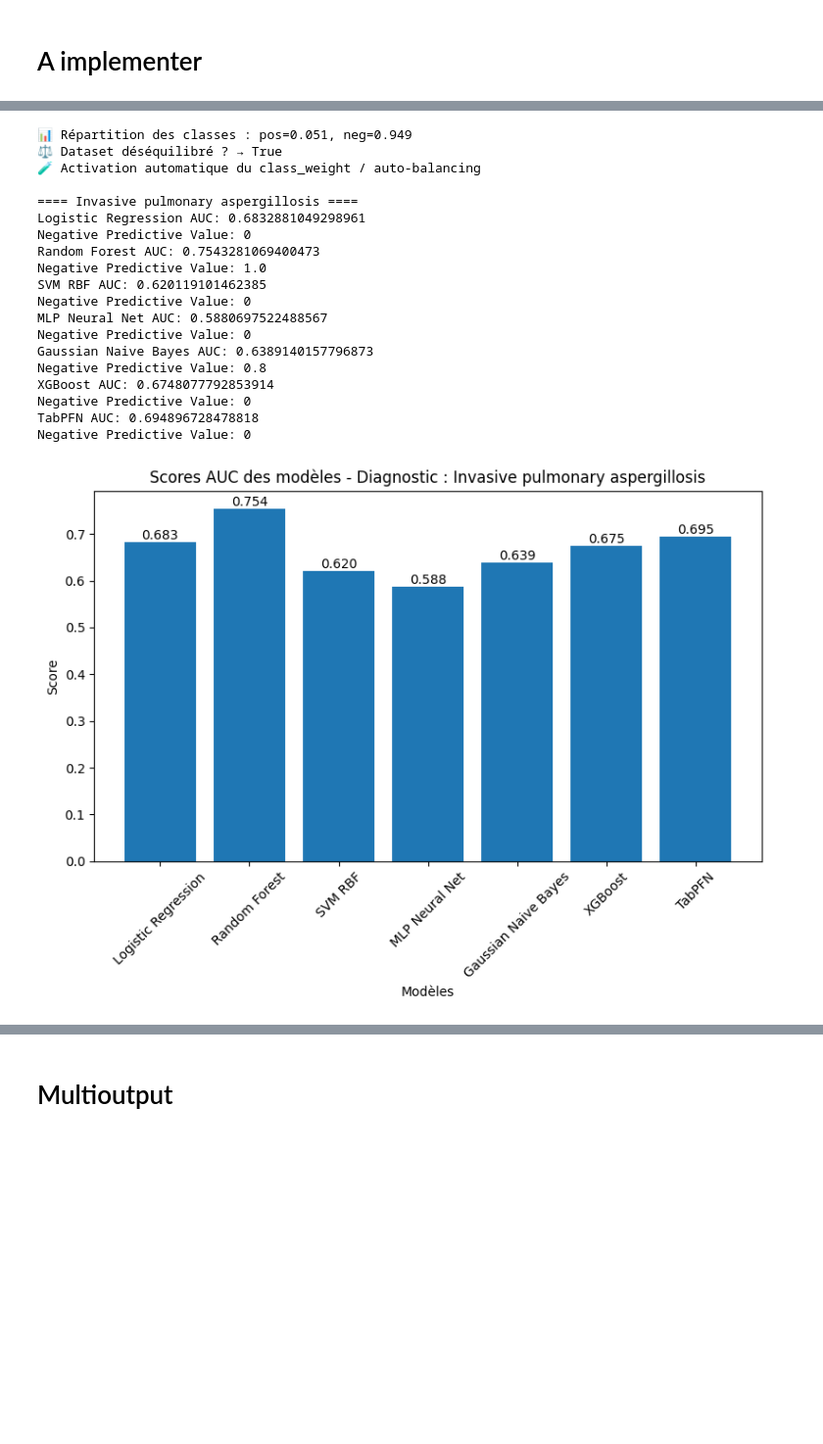
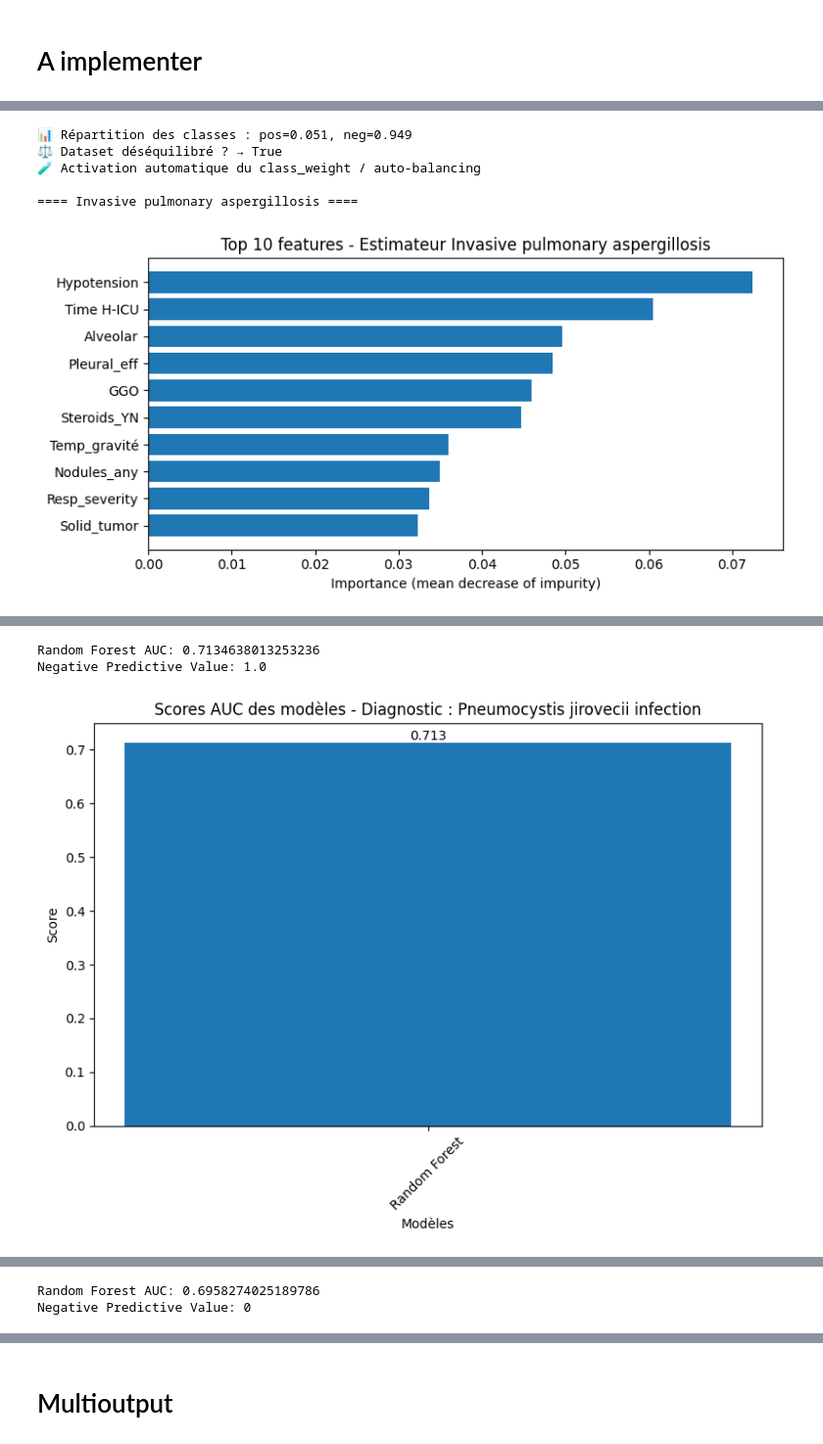
Before and after one commit to Romain-Forte/respiratory_diagnostics, a Jupyter notebook: dev_algo.ipynb, the cells around one changed output, grey strips where cells are left out. Shown at 98% size. Cells and saved outputs as stored; diff of their text form; code cells hidden in the pictures; blank space fills up the shorter version.

```diff
--- a/dev_algo.ipynb
+++ b/dev_algo.ipynb
@@ -273,53 +306,42 @@ Negative Predictive Value: 0
 # %%
 import huggingface_hub
 huggingface_hub.login()
-
 features_hemato =['Hem_mal_AML', 'Hem_mal_ALL', 'Hem_mal_Non_hodgkin_lymphoma',
        'Hem_mal_myeloma', 'Hem_mal_hodgkin_lymphoma', 'Hem_mal_CLL',
        'Hem_mal_CML', 'Hem_mal_MDS', 'Hem_mal_other']
 
 features_sensibilite = ["Neutropenie", "Prophylaxis_antifungal"]
 
 diag_selected = [
     'Invasive pulmonary aspergillosis',
     'Pneumocystis jirovecii infection',
-    'Cardiogenic pulmonary oedema'
+    'Cardiogenic pulmonary oedema',
+    'Disease-related infiltrates',
+    # 'Viral infection',
 ]
-target_col = 'Cardiogenic pulmonary oedema'
+#target_col = 'Cardiogenic pulmonary oedema'
 
-MODEL_NAMES = ['Logistic Regression', 'Random Forest', 'SVM RBF', 'MLP Neural Net', 'Gaussian Naive Bayes', 'XGBoost','TabPFN']
+MODEL_NAMES = ['Logistic Regression', 'Random Forest', 'SVM RBF', 'MLP Neural Net', 'Gaussian Naive Bayes', 'XGBoost']
 #MODEL_NAMES = ['TabPFN']
-#MODEL_NAMES =  ['Logistic Regression']
+MODEL_NAMES =  ['Random Forest']
 MAIN_METRIC_NAME = 'roc_auc'
 THRESHOLD = 0.11
 for target_col in diag_selected:
     run_for_target(df_features_clean,
                    df_labels_fusion,
                    target_col,
                    MODEL_NAMES,
                    MAIN_METRIC_NAME,
                    THRESHOLD,
                    sensibilite = False,
+                   show_roc = False,
+                   show_importance=True,
                    features_sensibilite = features_sensibilite ,
                    type_sensi = 'all')
 # %% [output]
 📊 Répartition des classes : pos=0.051, neg=0.949
 ⚖️ Dataset déséquilibré ? → True
 🧪 Activation automatique du class_weight / auto-balancing
 
 ==== Invasive pulmonary aspergillosis ====
-Logistic Regression AUC: 0.6832881049298961
-Negative Predictive Value: 0
-Random Forest AUC: 0.7543281069400473
-Negative Predictive Value: 1.0
-SVM RBF AUC: 0.620119101462385
-Negative Predictive Value: 0
-MLP Neural Net AUC: 0.5880697522488567
-Negative Predictive Value: 0
-Gaussian Naive Bayes AUC: 0.6389140157796873
-Negative Predictive Value: 0.8
-XGBoost AUC: 0.6748077792853914
-Negative Predictive Value: 0
-TabPFN AUC: 0.694896728478818
-Negative Predictive Value: 0
-[figure, old version]
+[figure, new version]
@@ -365,0 +357,3 @@ Negative Predictive Value: 0
+Random Forest AUC: 0.7134638013253236
+Negative Predictive Value: 1.0
+[figure, added]
@@ -365,0 +366,2 @@ Negative Predictive Value: 0
+Random Forest AUC: 0.6958274025189786
+Negative Predictive Value: 0
```
Also changed, not shown: parts of 7 cells of this notebook, 4 other files.
